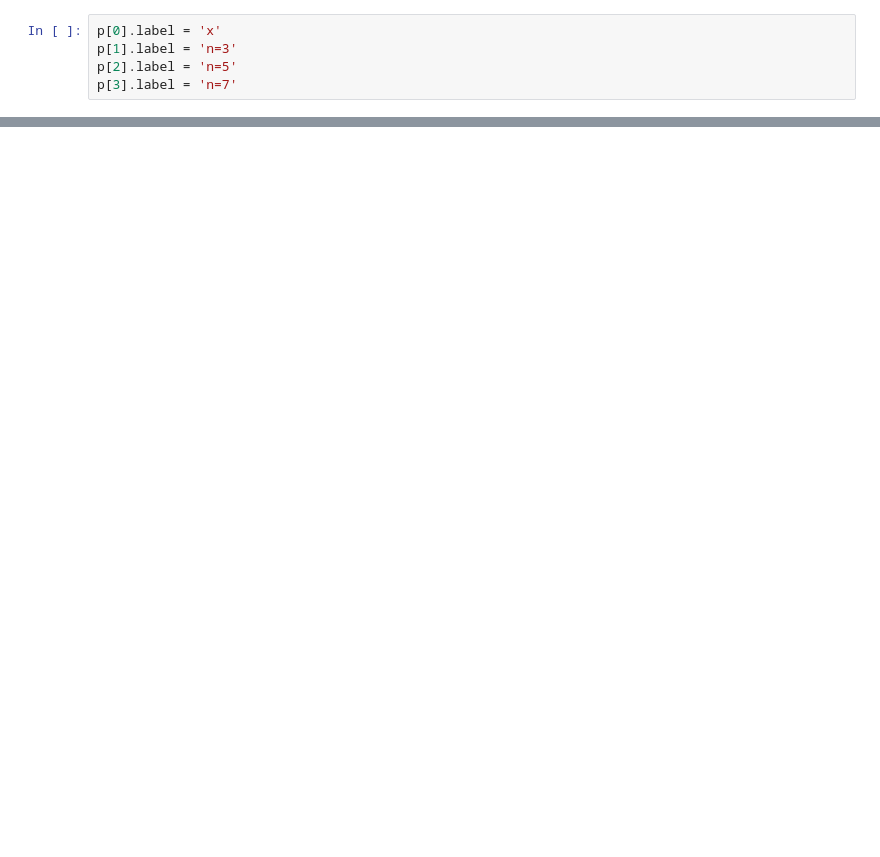
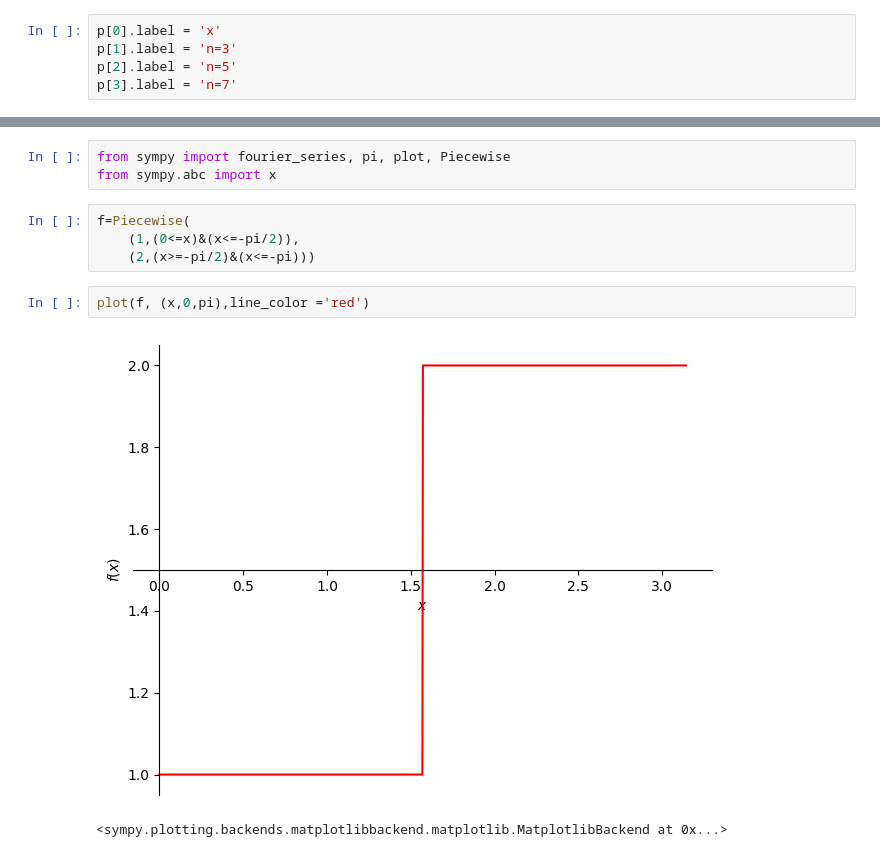
Before and after one commit to juliapachecor/EDP, a Jupyter notebook: Notebooks/Fourier_sympy.ipynb, the cells around one changed output, grey strips where cells are left out. Cells and saved outputs as stored; diff of their text form; blank space fills up the shorter version.

```diff
--- a/Notebooks/Fourier_sympy.ipynb
+++ b/Notebooks/Fourier_sympy.ipynb
@@ -29,0 +35,12 @@ p.show()
+# %%
+from sympy import fourier_series, pi, plot, Piecewise
+from sympy.abc import x
+# %%
+f=Piecewise(
+    (1,(0<=x)&(x<=-pi/2)),
+    (2,(x>=-pi/2)&(x<=-pi)))
+# %%
+plot(f, (x,0,pi),line_color ='red')
+# %% [output]
+[figure, added]
+<sympy.plotting.backends.matplotlibbackend.matplotlib.MatplotlibBackend at 0x...>
```
Also changed, not shown: parts of 12 cells of this notebook.
